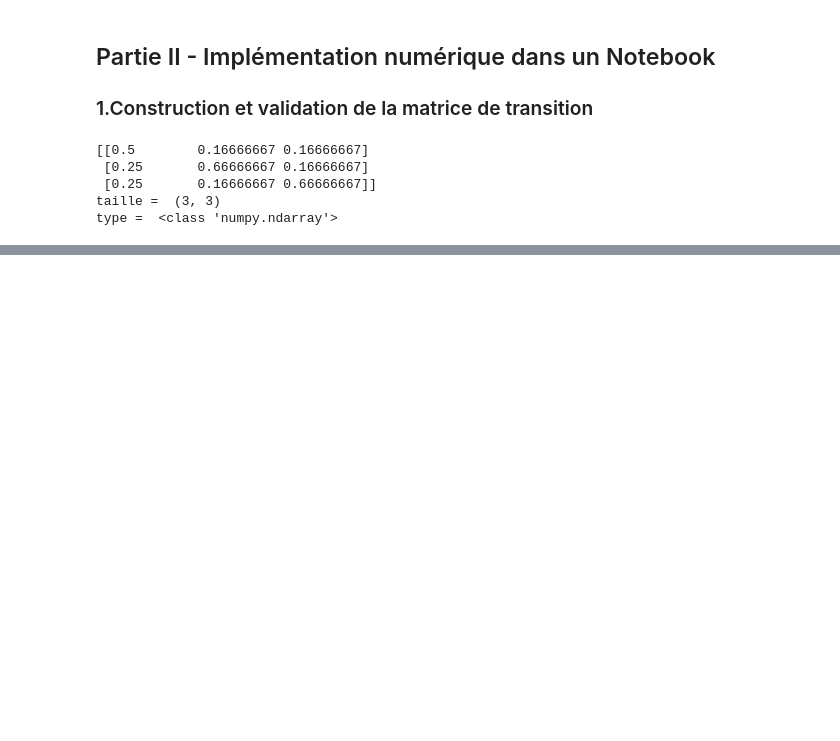
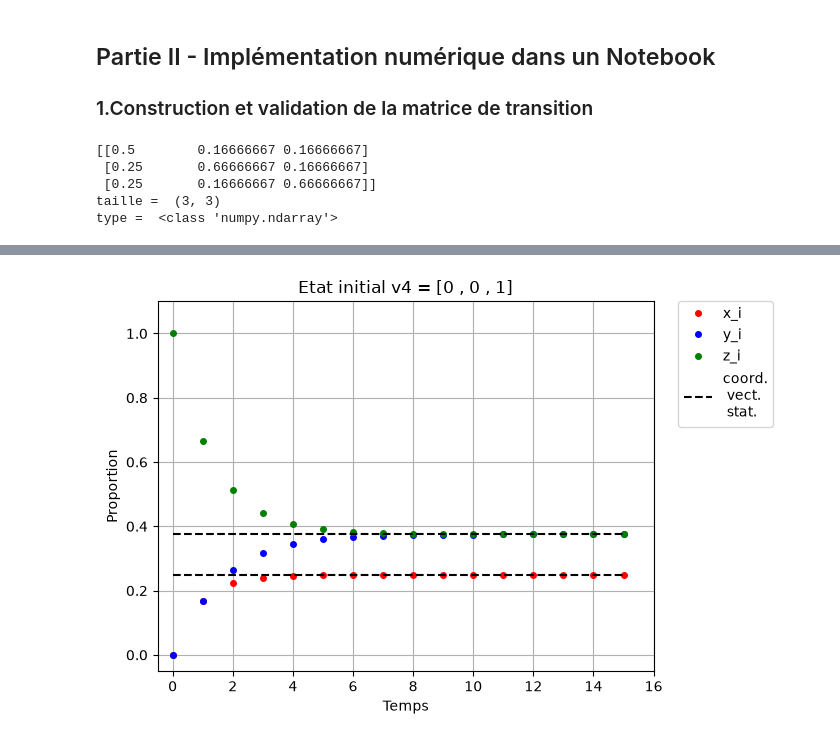
Before and after one commit to valbesnard/vbesnard_adebonet_Projet_Algebre_Lineaire, a Jupyter notebook: Main.ipynb, the cells around one changed output, grey strips where cells are left out. Saved outputs shown, nothing was run; the diff lists cells and outputs as text; code cells hidden in the pictures; blank space fills up the shorter version.

```diff
--- a/Main.ipynb
+++ b/Main.ipynb
@@ -970,0 +1130,28 @@ True
+# %%
+#Pour l'état initial 4
+
+#La variable T
+T = 15
+
+M4 = simulate_markov(A,v4,T)
+t=np.arange(T+1)
+
+#On définit les suite en extrayant les colonnes de la matrice M1
+x4 = M4[:,0]
+y4 = M4[:,1]
+z4 = M4[:,2]
+
+plt.plot(t, x4, 'ro', markersize=4 , label = 'x_i')
+plt.plot(t, y4, 'bo', markersize=4 , label = 'y_i')
+plt.plot(t, z4, 'go', markersize=4 , label = 'z_i')
+plt.plot(t, (1/4)*np.ones(T+1),'k--',label = 'coord.\n vect. \n stat.')            #la première coordonnée du vecteur stationnaire
+plt.plot(t, (3/8)*np.ones(T+1),'k--')            #La deuxième et troisème coordonnée du vecteur stationnaire
+plt.xlabel('Temps')                              #La légende de l'axe des abscisses
+plt.ylabel('Proportion')                         #La légende de l'axe des ordonnées
+plt.title('Etat initial v4 = [0 , 0 , 1]') #Le titre
+plt.axis([-0.5, T+1, -0.05, np.max(M4)+0.1])         #La taille des axes
+plt.grid(True)
+plt.legend(bbox_to_anchor=(1.05, 1),loc='upper left', borderaxespad=0.)
+plt.show()
+# %% [output]
+[figure, added]
```
Also changed, not shown: parts of 10 cells of this notebook.
